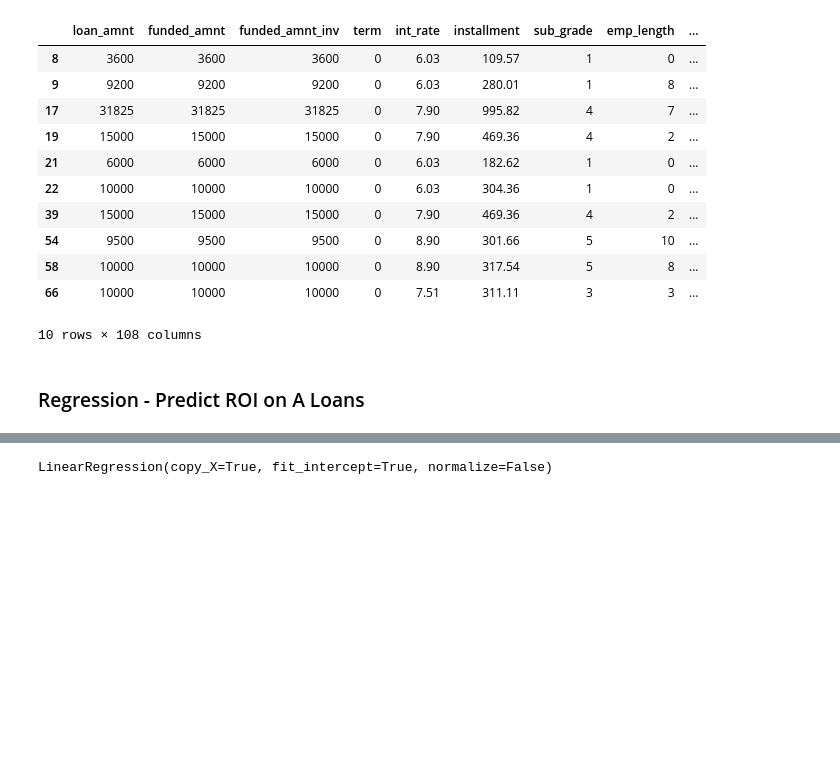
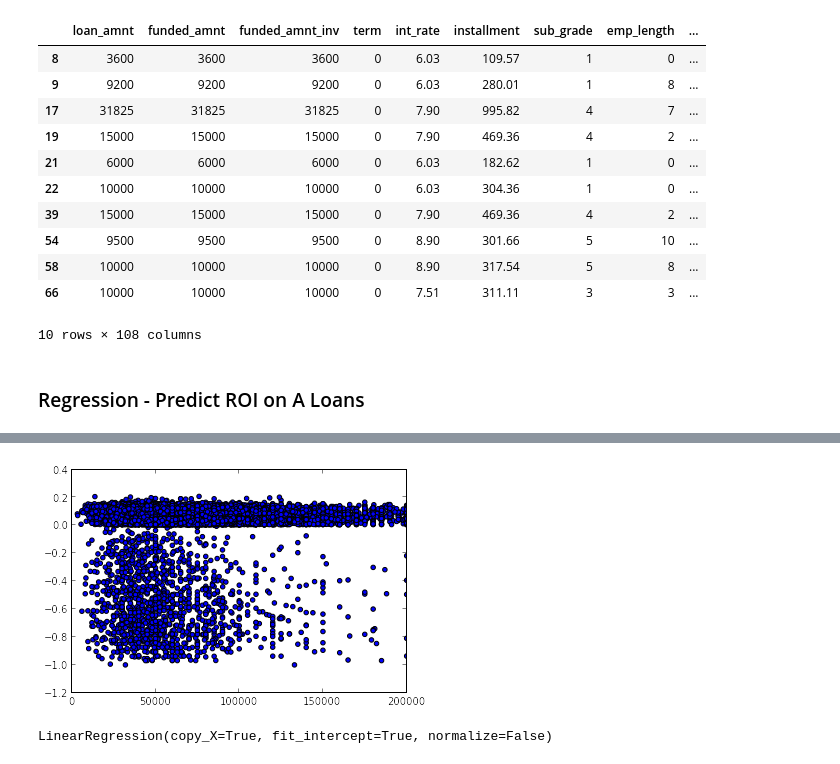
Before and after one commit to abradle2/LendingLounge, a Jupyter notebook: test.ipynb, the cells around one changed output, grey strips where cells are left out. Saved outputs shown, nothing was run; the diff lists cells and outputs as text; code cells hidden in the pictures; blank space fills up the shorter version.

```diff
--- a/test.ipynb
+++ b/test.ipynb
@@ -67,3 +105,9 @@ loanData['roi'] = loanData['total_pymnt']/loanData['loan_amnt']
+# %%
+plt.scatter(A_loans['annual_inc'], A_loans['roi'])
+plt.xlim([0,200000])
+plt.show()
+# %% [output]
+[figure, added]
 # %%
 features = A_loans.drop(['loan_status', 'total_pymnt', 'roi'], 1).values
 targets = A_loans['roi'].values
```
Also changed, not shown: parts of 19 cells of this notebook, 5 other files.
